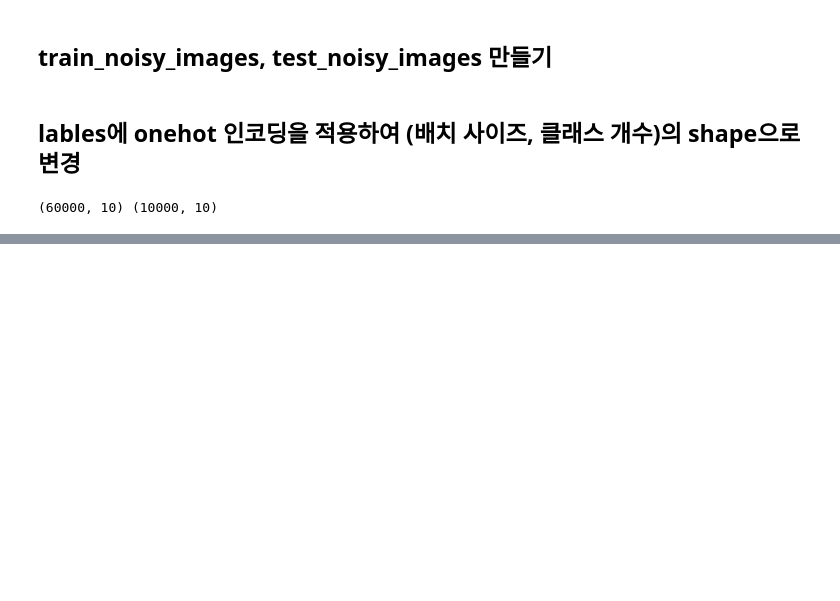
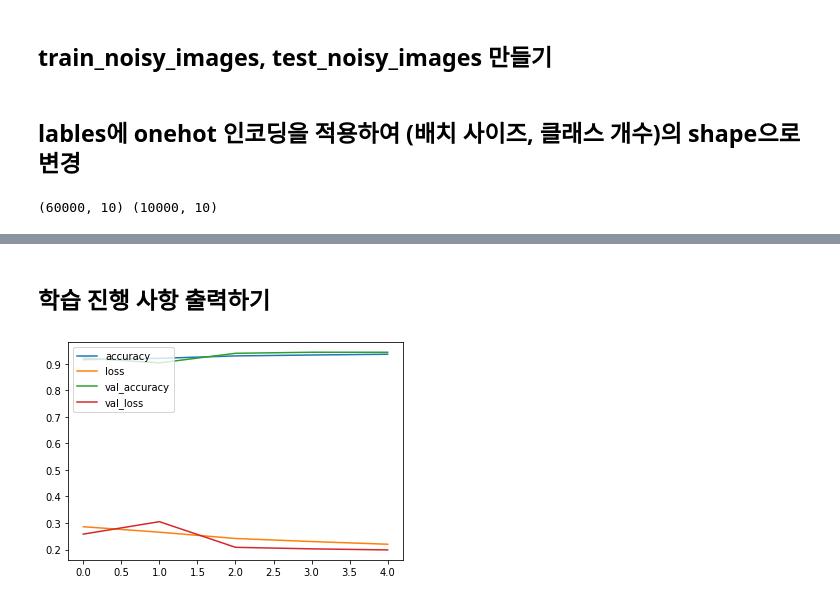
Before and after one commit to baelanche/Deep_learning_introduction, a Jupyter notebook: 1.손글씨 이미지 분류/RNN을_이용하여_손글씨_이미지_분류하기.ipynb, the cells around one changed output, grey strips where cells are left out. Cells and saved outputs as stored; diff of their text form; code cells hidden in the pictures; blank space fills up the shorter version.

```diff
--- a/1.손글씨 이미지 분류/RNN을_이용하여_손글씨_이미지_분류하기.ipynb
+++ b/1.손글씨 이미지 분류/RNN을_이용하여_손글씨_이미지_분류하기.ipynb
@@ -229,0 +227,9 @@ Mounted at /content/drive
+# %%
+from tensorflow.keras.layers import SimpleRNN
+from tensorflow.keras.layers import Dense, Input
+from tensorflow.keras.models import Model
+
+inputs = Input(shape=(28, 28))
+x1 = SimpleRNN(64, activation='tanh')(inputs)
+x2 = Dense(10, activation='softmax')(x1)
+model = Model(inputs, x2)
@@ -229,0 +257,2 @@ Mounted at /content/drive
+# %%
+model.compile(loss='categorical_crossentropy', optimizer='adam', metrics=['accuracy'])
@@ -229,0 +261,2 @@ Mounted at /content/drive
+# %%
+hist = model.fit(train_noisy_images, train_labels, validation_data=(test_noisy_images, test_labels), epochs=5, verbose=2)
@@ -229,0 +274,11 @@ Mounted at /content/drive
+# %% [markdown]
+## 학습 진행 사항 출력하기
+# %%
+plt.plot(hist.history['accuracy'], label='accuracy')
+plt.plot(hist.history['loss'], label='loss')
+plt.plot(hist.history['val_accuracy'], label='val_accuracy')
+plt.plot(hist.history['val_loss'], label='val_loss')
+plt.legend(loc='upper left')
+plt.show()
+# %% [output]
+[figure, added]
```
Also changed, not shown: parts of 19 cells of this notebook.
